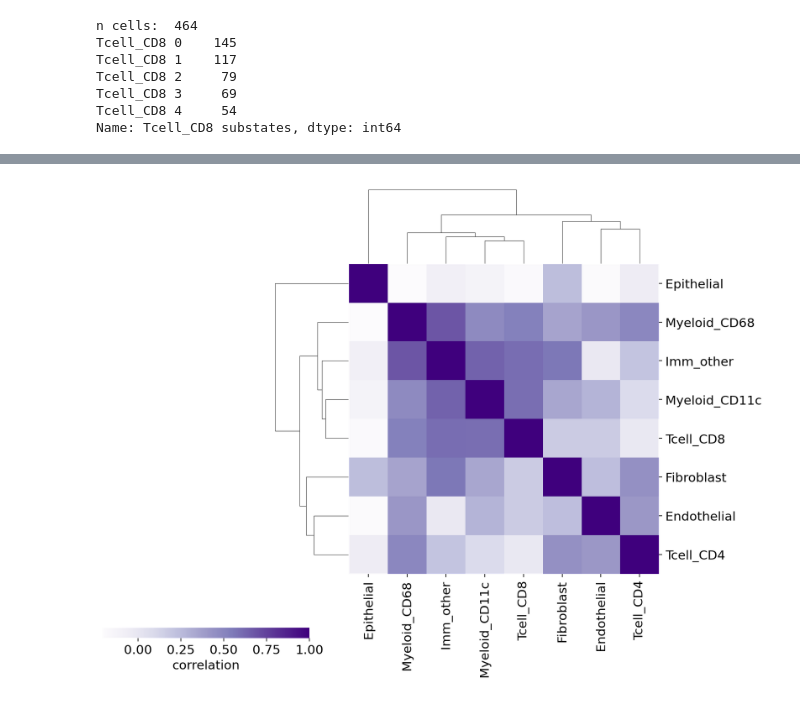
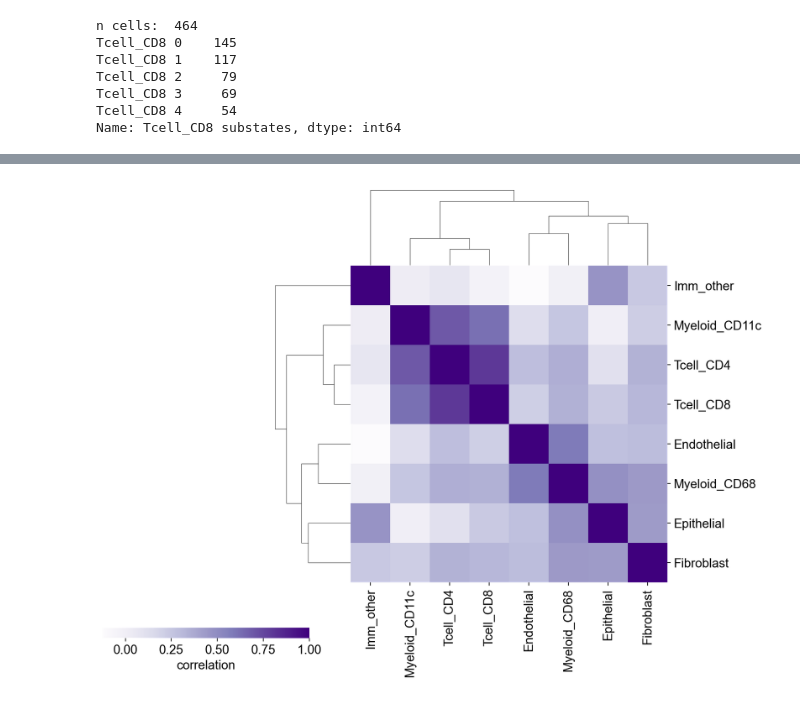
Before and after one commit to theislab/spatial_scog_workshop_2022, a Jupyter notebook: ncem/tutorial_ncem.ipynb, the cells around one changed output, grey strips where cells are left out. Drawn from its saved outputs; the diff is of its cells as text; code cells hidden in the pictures.

```diff
--- a/ncem/tutorial_ncem.ipynb
+++ b/ncem/tutorial_ncem.ipynb
@@ -280,4 +265,4 @@ ncem.receiver_effect(sender='Epithelial', gene_subset=list(gene_subset), figsize
 # %%
-ncem.sender_similarity_analysis(receiver='Epithelial')
+ncem.sender_similarity_analysis(receiver='Imm_other')
 # %% [output]
-[figure, old version]
+[figure, new version]
```
Also changed, not shown: parts of 39 cells of this notebook.
